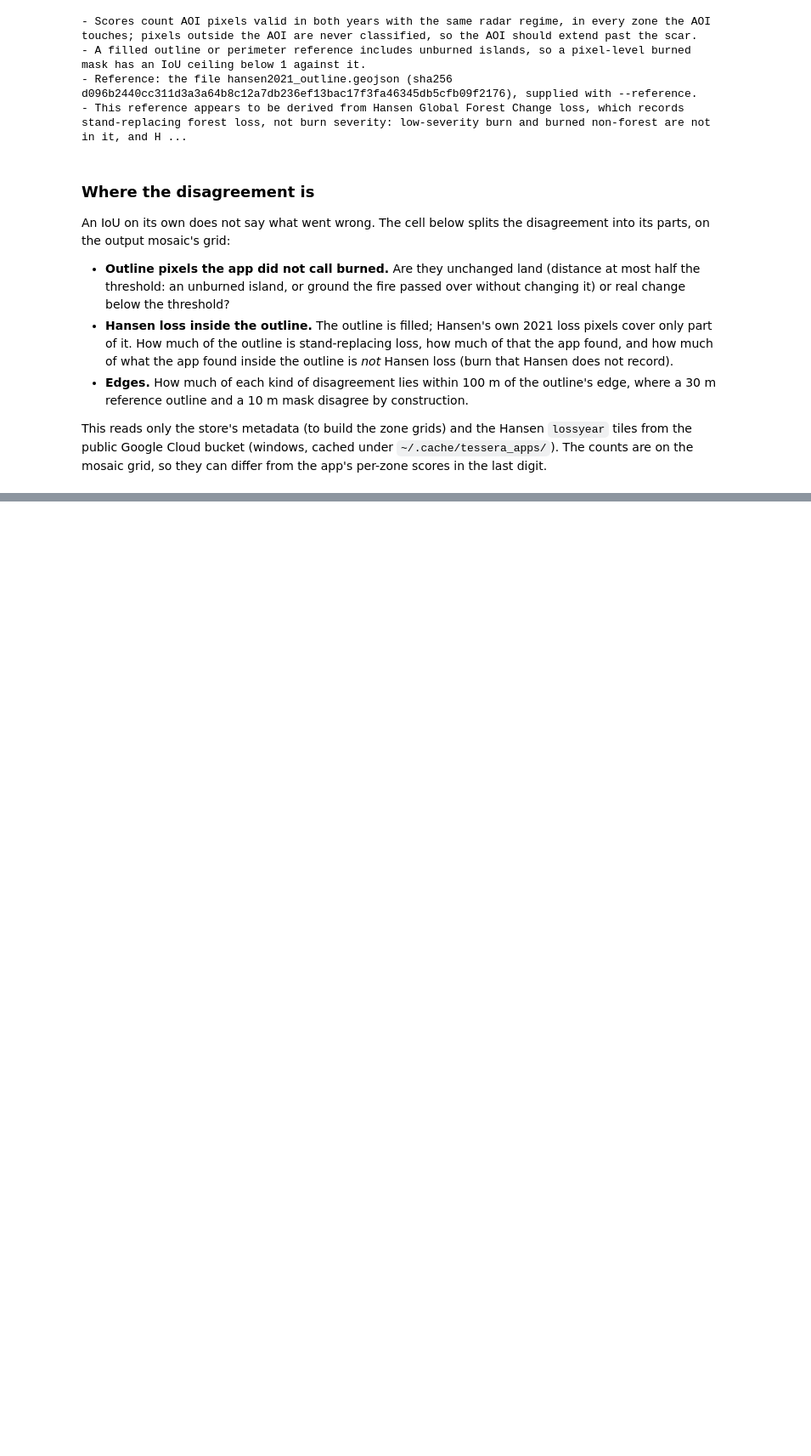
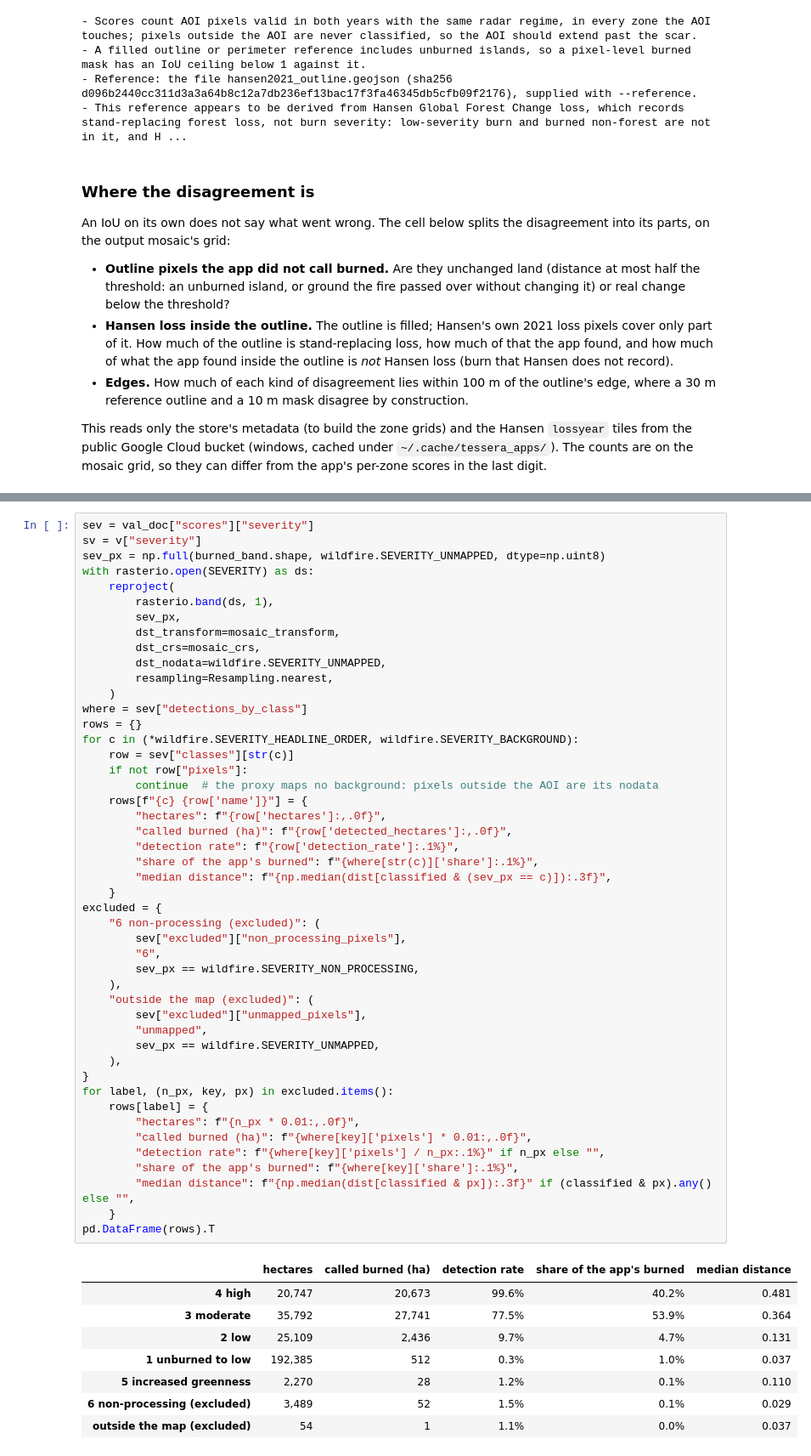
Before and after one commit to rh281/tessera_apps, a Jupyter notebook: notebooks/01_wildfire.ipynb, the cells around one changed output, grey strips where cells are left out. Shown at 85% size. Drawn from its saved outputs; the diff is of its cells as text; blank space fills up the shorter version.

```diff
--- a/notebooks/01_wildfire.ipynb
+++ b/notebooks/01_wildfire.ipynb
@@ -669,0 +810,56 @@ that includes unburned islands and low-severity burn), and that is the number to
+# %%
+sev = val_doc["scores"]["severity"]
+sv = v["severity"]
+sev_px = np.full(burned_band.shape, wildfire.SEVERITY_UNMAPPED, dtype=np.uint8)
+with rasterio.open(SEVERITY) as ds:
+    reproject(
+        rasterio.band(ds, 1),
+        sev_px,
+        dst_transform=mosaic_transform,
+        dst_crs=mosaic_crs,
+        dst_nodata=wildfire.SEVERITY_UNMAPPED,
+        resampling=Resampling.nearest,
+    )
+where = sev["detections_by_class"]
+rows = {}
+for c in (*wildfire.SEVERITY_HEADLINE_ORDER, wildfire.SEVERITY_BACKGROUND):
+    row = sev["classes"][str(c)]
+    if not row["pixels"]:
+        continue  # the proxy maps no background: pixels outside the AOI are its nodata
+    rows[f"{c} {row['name']}"] = {
+        "hectares": f"{row['hectares']:,.0f}",
+        "called burned (ha)": f"{row['detected_hectares']:,.0f}",
+        "detection rate": f"{row['detection_rate']:.1%}",
+        "share of the app's burned": f"{where[str(c)]['share']:.1%}",
+        "median distance": f"{np.median(dist[classified & (sev_px == c)]):.3f}",
+    }
+excluded = {
+    "6 non-processing (excluded)": (
+        sev["excluded"]["non_processing_pixels"],
+        "6",
+        sev_px == wildfire.SEVERITY_NON_PROCESSING,
+    ),
+    "outside the map (excluded)": (
+        sev["excluded"]["unmapped_pixels"],
+        "unmapped",
+        sev_px == wildfire.SEVERITY_UNMAPPED,
+    ),
+}
+for label, (n_px, key, px) in excluded.items():
+    rows[label] = {
+        "hectares": f"{n_px * 0.01:,.0f}",
+        "called burned (ha)": f"{where[key]['pixels'] * 0.01:,.0f}",
+        "detection rate": f"{where[key]['pixels'] / n_px:.1%}" if n_px else "",
+        "share of the app's burned": f"{where[key]['share']:.1%}",
+        "median distance": f"{np.median(dist[classified & px]):.3f}" if (classified & px).any() else "",
+    }
+pd.DataFrame(rows).T
+# %% [output]
+|  | hectares | called burned (ha) | detection rate | share of the app's burned | median distance |
+| 4 high | 20,747 | 20,673 | 99.6% | 40.2% | 0.481 |
+| 3 moderate | 35,792 | 27,741 | 77.5% | 53.9% | 0.364 |
+| 2 low | 25,109 | 2,436 | 9.7% | 4.7% | 0.131 |
+| 1 unburned to low | 192,385 | 512 | 0.3% | 1.0% | 0.037 |
+| 5 increased greenness | 2,270 | 28 | 1.2% | 0.1% | 0.110 |
+| 6 non-processing (excluded) | 3,489 | 52 | 1.5% | 0.1% | 0.029 |
+| outside the map (excluded) | 54 | 1 | 1.1% | 0.0% | 0.037 |
```
Also changed, not shown: parts of 26 cells of this notebook, 21 other files.
